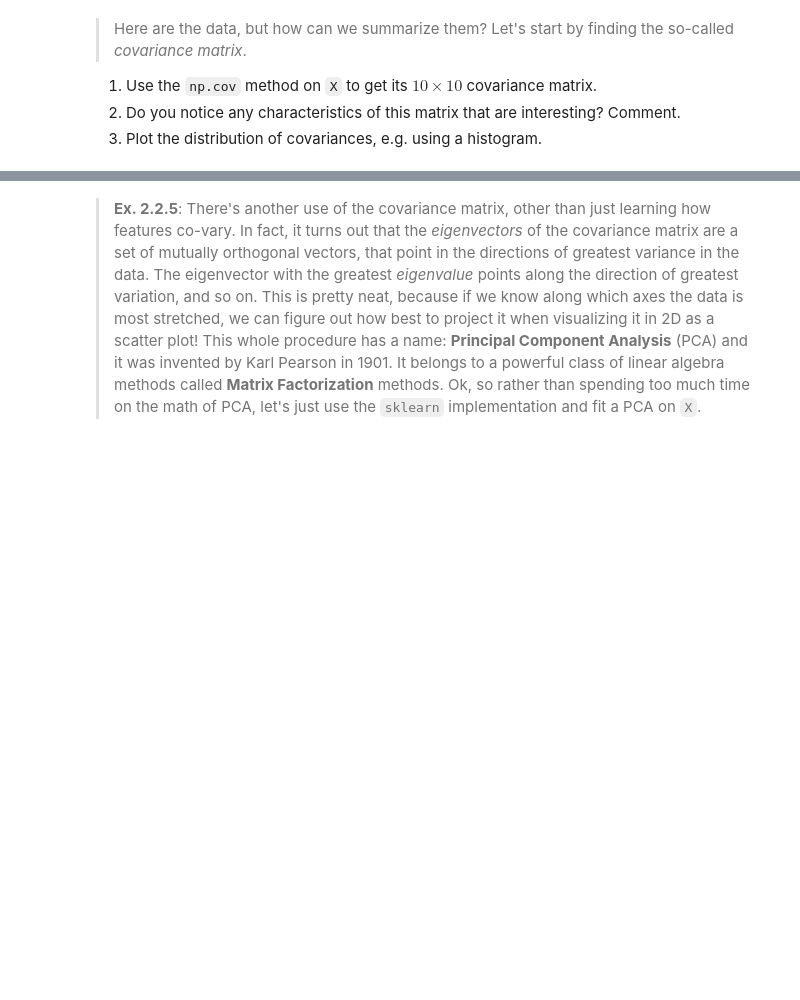
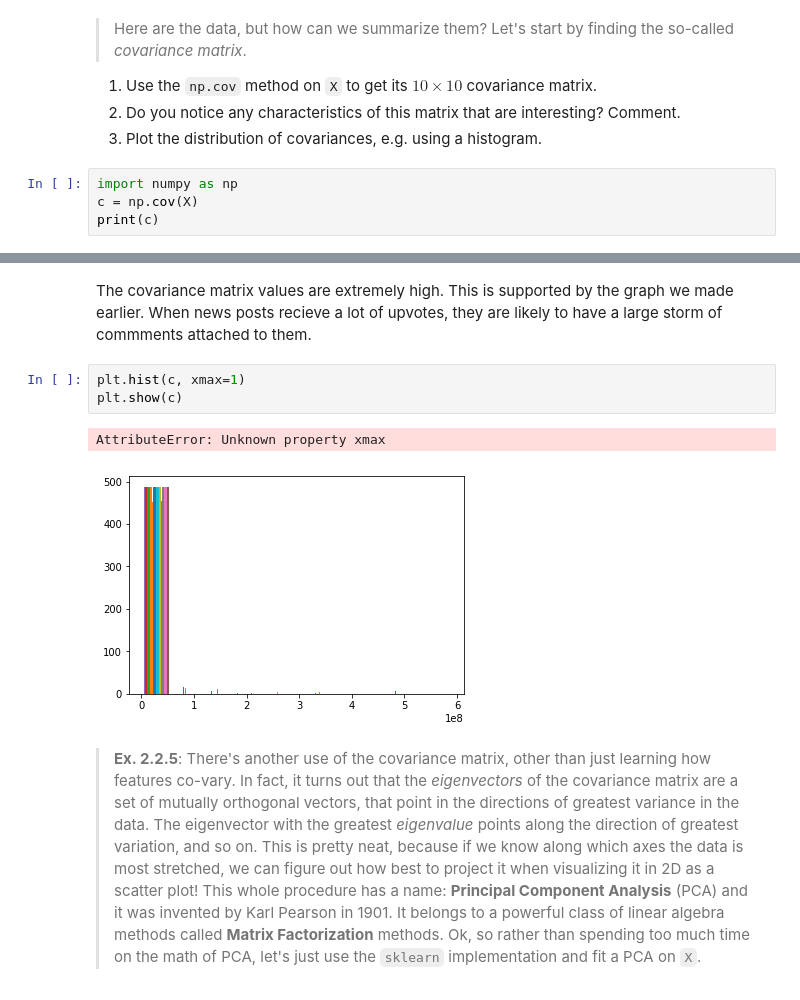
Before and after one commit to nateshirley/caobd_nate, a Jupyter notebook: my-ass/assignment1.ipynb, the cells around one changed output, grey strips where cells are left out. Cells and saved outputs as stored; diff of their text form; blank space fills up the shorter version.

```diff
--- a/my-ass/assignment1.ipynb
+++ b/my-ass/assignment1.ipynb
@@ -177,3 +199,7 @@ array([[ 2131,  8709,  8709, ...,     0,     3,     0],
 1. Use the `np.cov` method on `X` to get its $10 \times 10$ covariance matrix.
 2. Do you notice any characteristics of this matrix that are interesting? Comment.
 3. Plot the distribution of covariances, e.g. using a histogram.
+# %%
+import numpy as np
+c = np.cov(X)
+print(c)
@@ -180,3 +221,11 @@ array([[ 2131,  8709,  8709, ...,     0,     3,     0],
+# %% [markdown]
+The covariance matrix values are extremely high. This is supported by the graph we made earlier. When news posts recieve a lot of upvotes, they are likely to have a large storm of commments attached to them.
+# %%
+plt.hist(c, xmax=1)
+plt.show(c)
+# %% [output]
+AttributeError: Unknown property xmax
+[figure, added]
 # %% [markdown]
 >**Ex. 2.2.5**: There's another use of the covariance matrix, other than just learning how features co-vary. In fact, it turns out that the *eigenvectors* of the covariance matrix are a set of mutually orthogonal vectors, that point in the directions of greatest variance in the data. The eigenvector with the greatest *eigenvalue* points along the direction of greatest variation, and so on. This is pretty neat, because if we know along which axes the data is most stretched, we can figure out how best to project it when visualizing it in 2D as a scatter plot! This whole procedure has a name: **Principal Component Analysis** (PCA) and it was invented by Karl Pearson in 1901. It belongs to a powerful class of linear algebra methods called **Matrix Factorization** methods. Ok, so rather than spending too much time on the math of PCA, let's just use the `sklearn` implementation and fit a PCA on `X`.
 # %%
```
Also changed, not shown: parts of 6 cells of this notebook.
